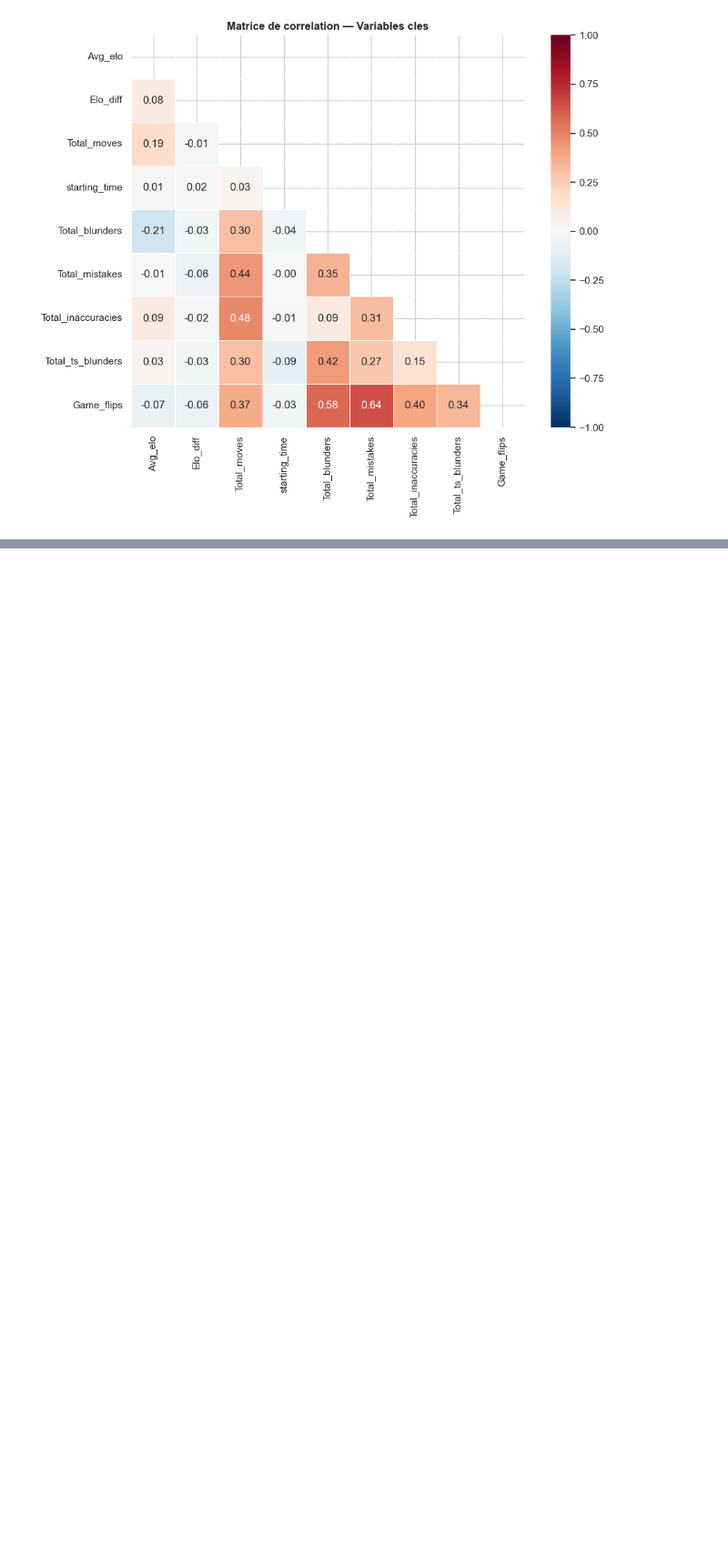
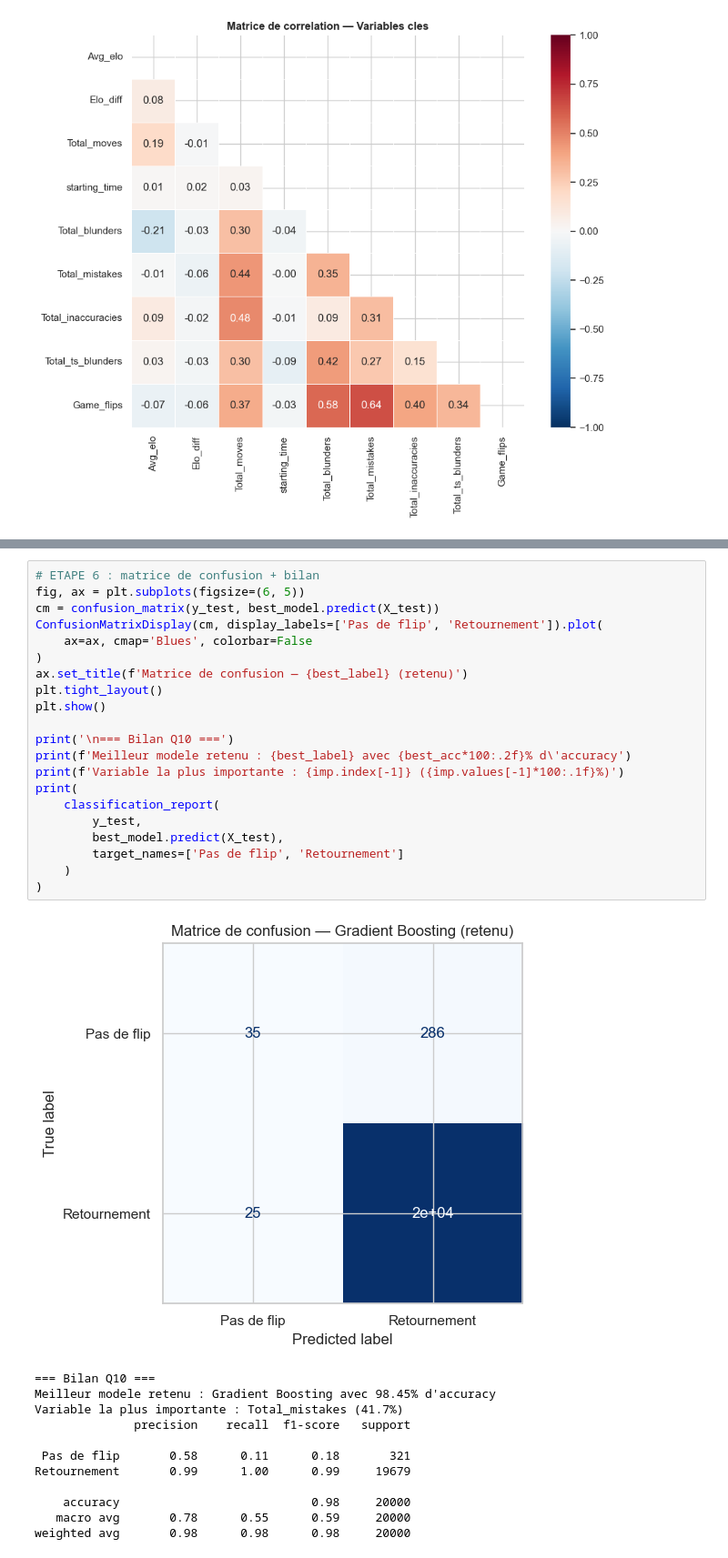
Before and after one commit to Shun-codes/projet-sd-echecs, a Jupyter notebook: Final_Analyse_python_BUT_2_A.ipynb, the cells around one changed output, grey strips where cells are left out. Shown at 91% size. Cells and saved outputs as stored; diff of their text form; blank space fills up the shorter version.

```diff
--- a/Final_Analyse_python_BUT_2_A.ipynb
+++ b/Final_Analyse_python_BUT_2_A.ipynb
@@ -692,0 +814,34 @@ On aurait pu utiliser une **forêt aléatoire** pour améliorer l'accuracy, mais
+# %%
+# ETAPE 6 : matrice de confusion + bilan
+fig, ax = plt.subplots(figsize=(6, 5))
+cm = confusion_matrix(y_test, best_model.predict(X_test))
+ConfusionMatrixDisplay(cm, display_labels=['Pas de flip', 'Retournement']).plot(
+    ax=ax, cmap='Blues', colorbar=False
+)
+ax.set_title(f'Matrice de confusion — {best_label} (retenu)')
+plt.tight_layout()
+plt.show()
+
+print('\n=== Bilan Q10 ===')
+print(f'Meilleur modele retenu : {best_label} avec {best_acc*100:.2f}% d\'accuracy')
+print(f'Variable la plus importante : {imp.index[-1]} ({imp.values[-1]*100:.1f}%)')
+print(
+    classification_report(
+        y_test,
+        best_model.predict(X_test),
+        target_names=['Pas de flip', 'Retournement']
+    )
+)
+# %% [output]
+[figure, added]
+=== Bilan Q10 ===
+Meilleur modele retenu : Gradient Boosting avec 98.45% d'accuracy
+Variable la plus importante : Total_mistakes (41.7%)
+              precision    recall  f1-score   support
+
+ Pas de flip       0.58      0.11      0.18       321
+Retournement       0.99      1.00      0.99     19679
+
+    accuracy                           0.98     20000
+   macro avg       0.78      0.55      0.59     20000
+weighted avg       0.98      0.98      0.98     20000
```
Also changed, not shown: parts of 18 cells of this notebook.
